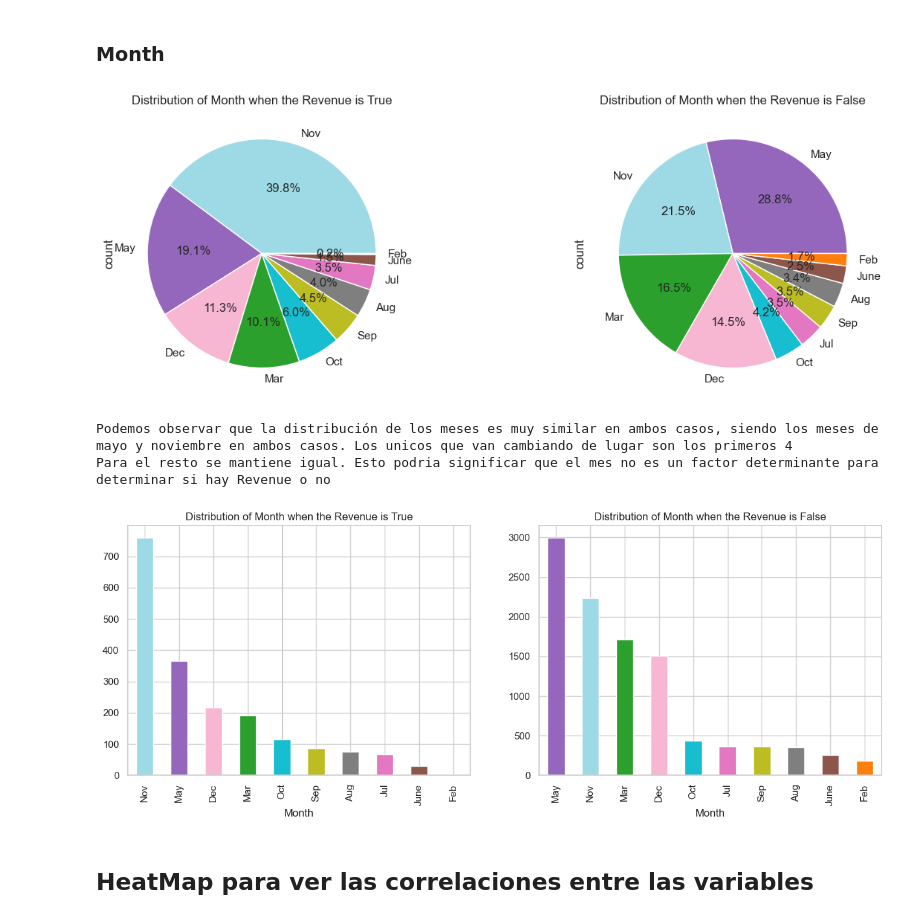
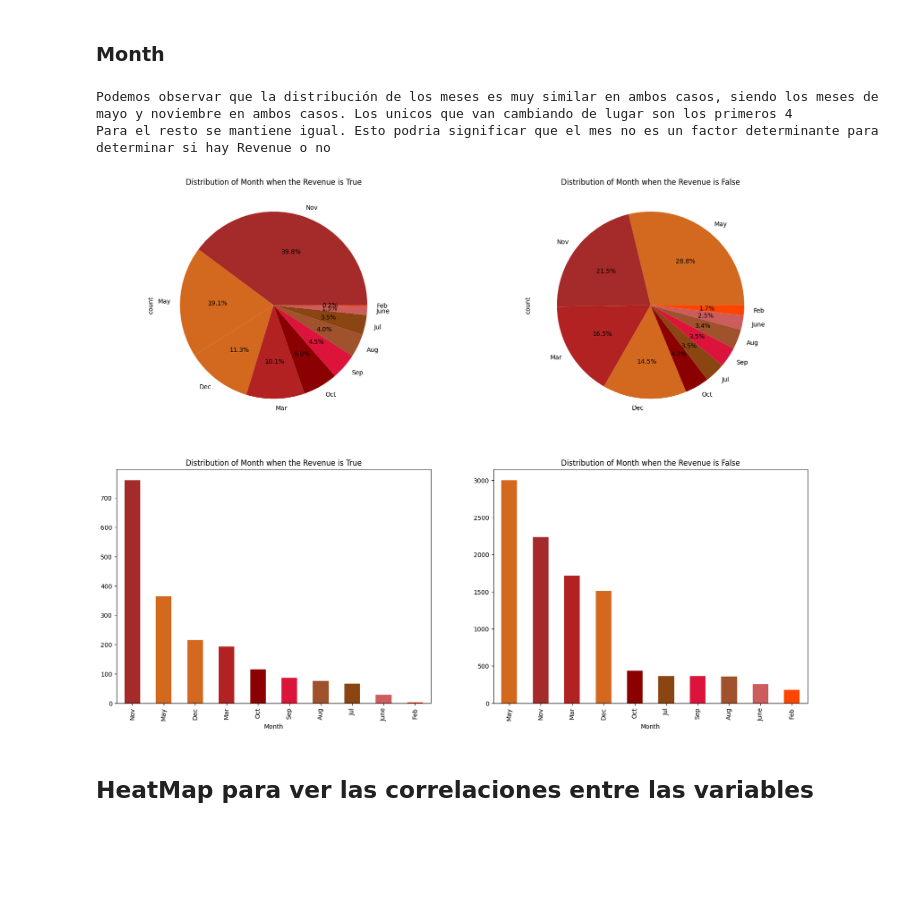
Before and after one commit to diegodvallejos/SanTec-Challenge, a Jupyter notebook: Santander Tecnología - Exámen Data science.ipynb, the cells around one changed output. Saved outputs shown, nothing was run; the diff lists cells and outputs as text; code cells hidden in the pictures; blank space fills up the shorter version.

```diff
--- a/Santander Tecnología - Exámen Data science.ipynb
+++ b/Santander Tecnología - Exámen Data science.ipynb
@@ -296,3 +303,7 @@ dtype: int64
+# %%
+categorical_columns = ['Month', 'VisitorType', 'Weekend', 'OperatingSystems', 'Browser', 'Region', 'TrafficType', 'Informational', 'ProductRelated', 'SpecialDay', 'Administrative']
+numerical_columns = ['Administrative_Duration','Informational_Duration','ProductRelated_Duration','BounceRates', 'ExitRates', 'PageValues']
+sns.set_palette("dark:salmon_r")
 # %% [markdown]
 ### Revenue
 # %%
@@ -312,8 +321,6 @@ Tenemos muchos mas datos de Revenue = False que de Revenue = True, por lo que el
 # %% [markdown]
 ### Weekend
 # %%
-sns.set_palette("pastel")
-
 ax = sns.countplot(data=df, x='Weekend')
 for p in ax.patches:
     height = p.get_height()
@@ -328,9 +335,9 @@ df[df['Weekend'] == False]['Revenue'].value_counts().plot.pie(autopct='%1.1f%%',
 ax1.set_title('Weekend')
 ax2.set_title('Weekday')
 
-plt.show()
-
 print("""
 Podemos observar que si bien hay muchos mas datos de dias de semana (lo cual es logico ya que hay mas dias de semana que fin de semana),
 cuando comparamos los datos del Revenue por si es dia de semana o no, no hay diferencia significativa en la cantidad de compras que se realizan.""")
+
+plt.show()
 # %% [output]
@@ -437,48 +431,55 @@ df_not_revenue = df[df['Revenue'] == False]
 # %%
 # Define a consistent color map for each month
 month_colors = {
-    'Jan': '#1f77b4', 'Feb': '#ff7f0e', 'Mar': '#2ca02c',
-    'Apr': '#d62728', 'May': '#9467bd', 'June': '#8c564b',
-    'Jul': '#e377c2', 'Aug': '#7f7f7f', 'Sep': '#bcbd22',
-    'Oct': '#17becf', 'Nov': '#9edae5', 'Dec': '#f7b6d2'
+    'Jan': '#8B0000',
+    'Feb': '#FF4500',
+    'Mar': '#B22222',
+    'Apr': '#A52A2A',
+    'May': '#D2691E',
+    'June': '#CD5C5C',
+    'Jul': '#8B4513',
+    'Aug': '#A0522D',
+    'Sep': '#DC143C',
+    'Oct': '#8B0000',
+    'Nov': '#A52A2A',
+    'Dec': '#D2691E'
 }
+
+
 
 # Get the month counts for both dataframes
 revenue_month_counts = df_revenue['Month'].value_counts()
 not_revenue_month_counts = df_not_revenue['Month'].value_counts()
 
 # Create a color list for each plot based on the month counts index
 revenue_colors = [month_colors[month] for month in revenue_month_counts.index]
 not_revenue_colors = [month_colors[month] for month in not_revenue_month_counts.index]
 
-fig, (ax1, ax2) = plt.subplots(1, 2, figsize=(15, 5))
+fig, axes = plt.subplots(2, 2, figsize=(20, 15))
 
 # Plot the pie charts with the specified colors
-revenue_month_counts.plot.pie(autopct='%1.1f%%', ax=ax1, colors=revenue_colors)
-not_revenue_month_counts.plot.pie(autopct='%1.1f%%', ax=ax2, colors=not_revenue_colors)
+revenue_month_counts.plot.pie(autopct='%1.1f%%', ax=axes[0,0], colors=revenue_colors)
+not_revenue_month_counts.plot.pie(autopct='%1.1f%%', ax=axes[0,1], colors=not_revenue_colors)
 
-ax1.set_title('Distribution of Month when the Revenue is True')
-ax2.set_title('Distribution of Month when the Revenue is False')
+revenue_month_counts.plot(kind='bar', color=revenue_colors, ax=axes[1,0])
+not_revenue_month_counts.plot(kind='bar', color=not_revenue_colors, ax=axes[1,1])
+
+axes[0,0].set_title('Distribution of Month when the Revenue is True')
+axes[0,1].set_title('Distribution of Month when the Revenue is False')
+
+axes[1,0].set_title('Distribution of Month when the Revenue is True')
+axes[1,1].set_title('Distribution of Month when the Revenue is False')
+
+
+print("""
+Podemos observar que la distribución de los meses es muy similar en ambos casos, siendo los meses de mayo y noviembre en ambos casos. Los unicos que van cambiando de lugar son los primeros 4
+Para el resto se mantiene igual. Esto podria significar que el mes no es un factor determinante para determinar si hay Revenue o no
+""")
 
 plt.show()
 # %% [output]
+Podemos observar que la distribución de los meses es muy similar en ambos casos, siendo los meses de mayo y noviembre en ambos casos. Los unicos que van cambiando de lugar son los primeros 4
+Para el resto se mantiene igual. Esto podria significar que el mes no es un factor determinante para determinar si hay Revenue o no
-[figure, old version]
+[figure, new version]
-# %%
-fig, (ax1, ax2) = plt.subplots(1, 2, figsize=(15, 5))
-
-revenue_month_counts.plot(kind='bar', color=revenue_colors, ax=ax1)
-not_revenue_month_counts.plot(kind='bar', color=not_revenue_colors, ax=ax2)
-
-ax1.set_title('Distribution of Month when the Revenue is True')
-ax2.set_title('Distribution of Month when the Revenue is False')
-
-print("""
-Podemos observar que la distribución de los meses es muy similar en ambos casos, siendo los meses de mayo y noviembre en ambos casos. Los unicos que van cambiando de lugar son los primeros 4
-Para el resto se mantiene igual. Esto podria significar que el mes no es un factor determinante para determinar si hay Revenue o no
-""")
-# %% [output]
-Podemos observar que la distribución de los meses es muy similar en ambos casos, siendo los meses de mayo y noviembre en ambos casos. Los unicos que van cambiando de lugar son los primeros 4
-Para el resto se mantiene igual. Esto podria significar que el mes no es un factor determinante para determinar si hay Revenue o no
-[figure, removed]
 # %% [markdown]
 ## HeatMap para ver las correlaciones entre las variables
```
Also changed, not shown: parts of 33 cells of this notebook.
